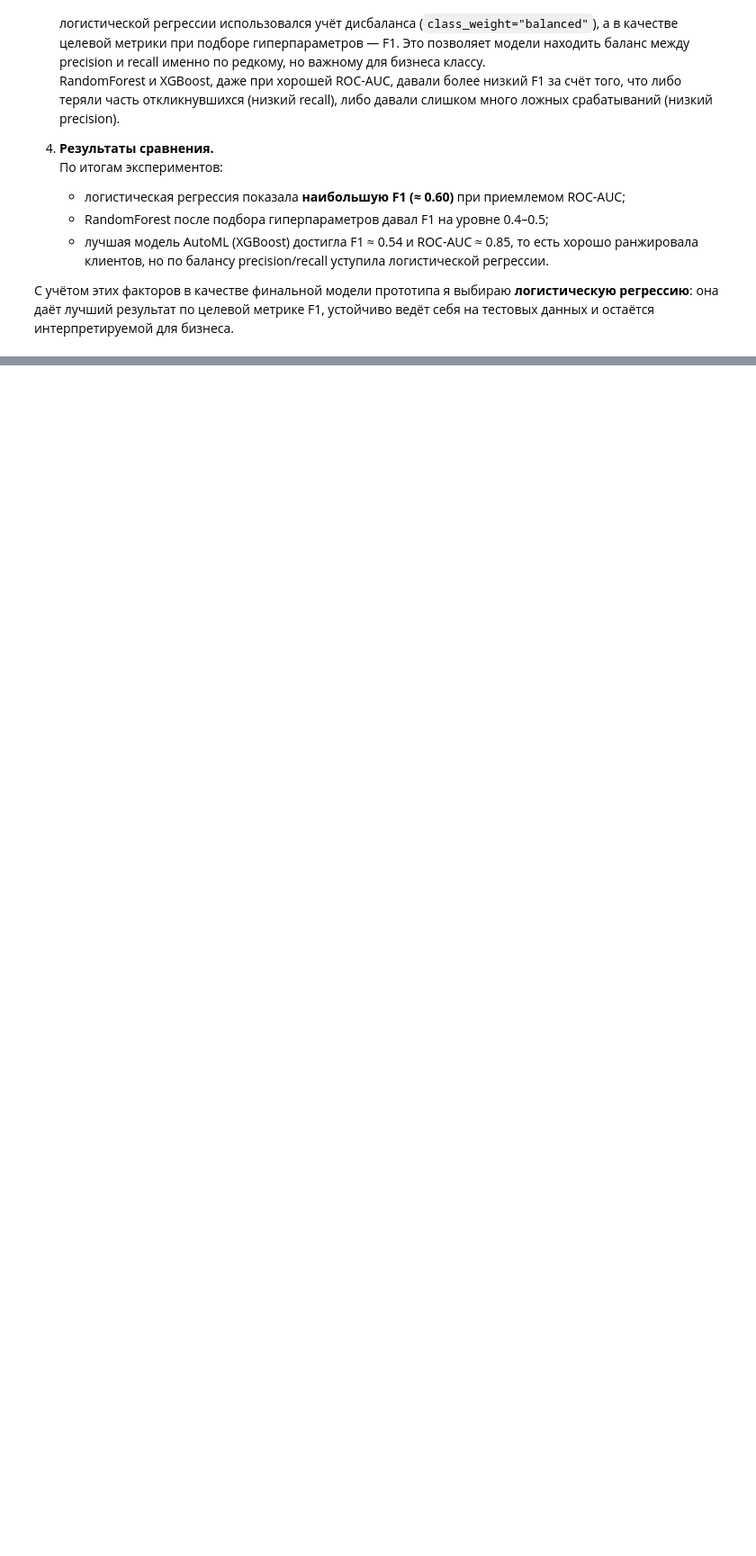
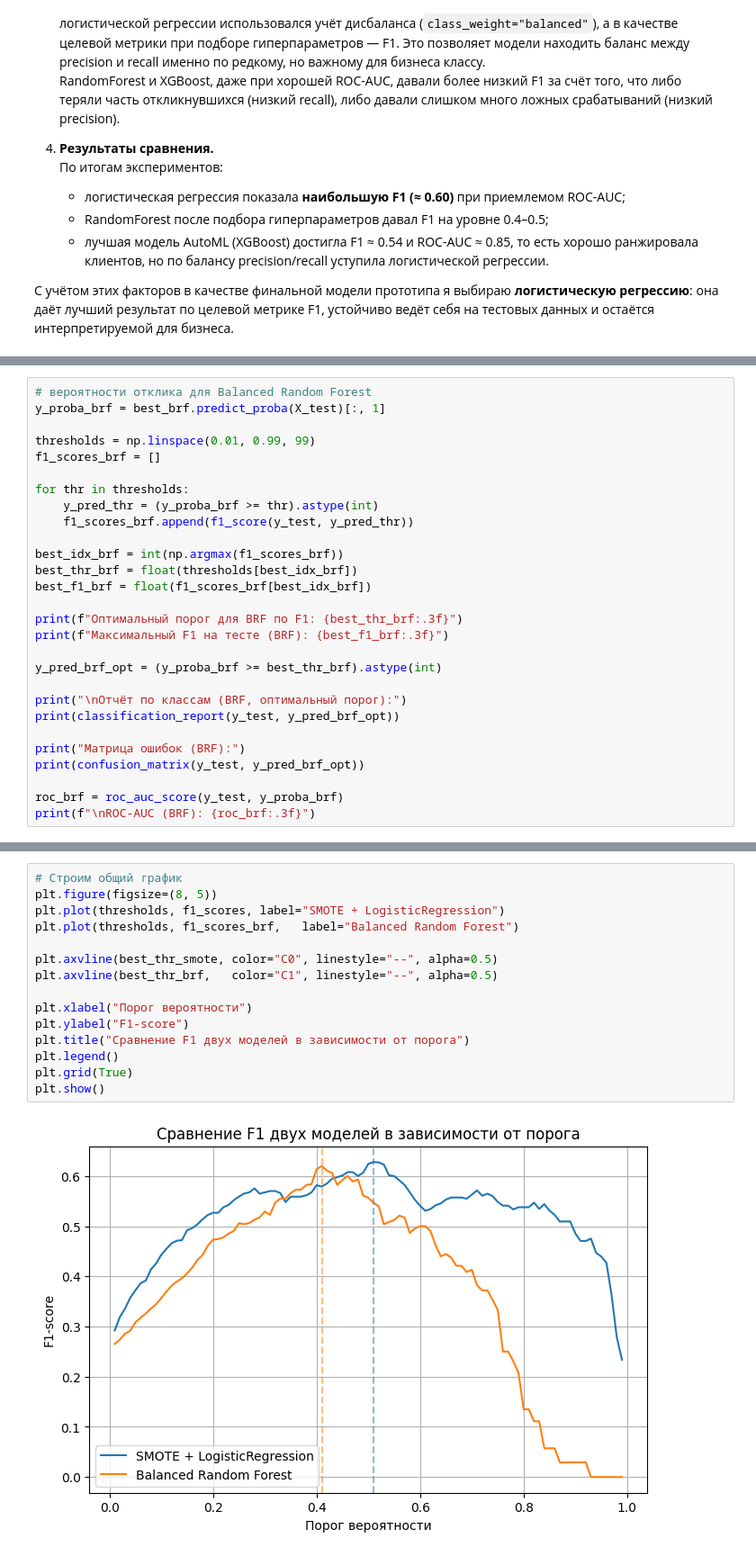
Before and after one commit to boiarchuk-a/Data-project, a Jupyter notebook: my_model.ipynb, the cells around one changed output, grey strips where cells are left out. Shown at 90% size. Cells and saved outputs as stored; diff of their text form; blank space fills up the shorter version.

```diff
--- a/my_model.ipynb
+++ b/my_model.ipynb
@@ -429,0 +715,28 @@ AutoML (FLAML) — F1: 0.552, ROC-AUC: 0.902, score: 0.727
+# %%
+# вероятности отклика для Balanced Random Forest
+y_proba_brf = best_brf.predict_proba(X_test)[:, 1]
+
+thresholds = np.linspace(0.01, 0.99, 99)
+f1_scores_brf = []
+
+for thr in thresholds:
+    y_pred_thr = (y_proba_brf >= thr).astype(int)
+    f1_scores_brf.append(f1_score(y_test, y_pred_thr))
+
+best_idx_brf = int(np.argmax(f1_scores_brf))
+best_thr_brf = float(thresholds[best_idx_brf])
+best_f1_brf = float(f1_scores_brf[best_idx_brf])
+
+print(f"Оптимальный порог для BRF по F1: {best_thr_brf:.3f}")
+print(f"Максимальный F1 на тесте (BRF): {best_f1_brf:.3f}")
+
+y_pred_brf_opt = (y_proba_brf >= best_thr_brf).astype(int)
+
+print("\nОтчёт по классам (BRF, оптимальный порог):")
+print(classification_report(y_test, y_pred_brf_opt))
+
+print("Матрица ошибок (BRF):")
+print(confusion_matrix(y_test, y_pred_brf_opt))
+
+roc_brf = roc_auc_score(y_test, y_proba_brf)
+print(f"\nROC-AUC (BRF): {roc_brf:.3f}")
@@ -429,0 +762,17 @@ AutoML (FLAML) — F1: 0.552, ROC-AUC: 0.902, score: 0.727
+# %%
+# Строим общий график
+plt.figure(figsize=(8, 5))
+plt.plot(thresholds, f1_scores, label="SMOTE + LogisticRegression")
+plt.plot(thresholds, f1_scores_brf,   label="Balanced Random Forest")
+
+plt.axvline(best_thr_smote, color="C0", linestyle="--", alpha=0.5)
+plt.axvline(best_thr_brf,   color="C1", linestyle="--", alpha=0.5)
+
+plt.xlabel("Порог вероятности")
+plt.ylabel("F1-score")
+plt.title("Сравнение F1 двух моделей в зависимости от порога")
+plt.legend()
+plt.grid(True)
+plt.show()
+# %% [output]
+[figure, added]
```
Also changed, not shown: parts of 14 cells of this notebook, 1 other file.
